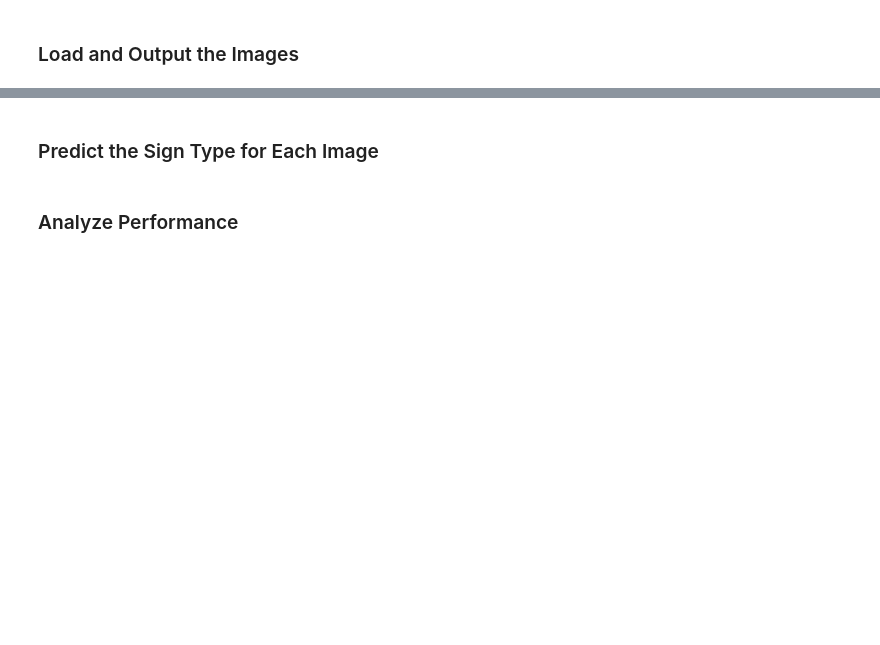
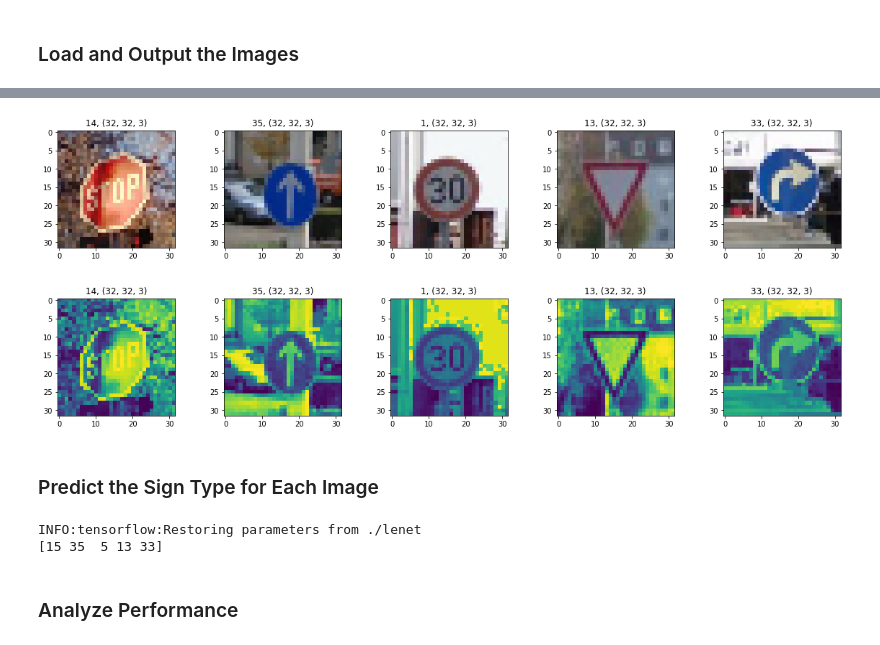
Before and after one commit to GaddyW/Traffic-Sign-Classifier, a Jupyter notebook: Traffic_Sign_Classifier.ipynb, the cells around one changed output, grey strips where cells are left out. Saved outputs shown, nothing was run; the diff lists cells and outputs as text; code cells hidden in the pictures; blank space fills up the shorter version.

```diff
--- a/Traffic_Sign_Classifier.ipynb
+++ b/Traffic_Sign_Classifier.ipynb
@@ -554,2 +539,43 @@ Train Accuracy = 0.133
+# %%
+### Load the images and plot them here.
+### Feel free to use as many code cells as needed.
+import os
+import matplotlib.image as mpimg
+
+#create labels
+web_labels = [14,35,1,13,33]
+web_labels = np.array(web_labels)
+
+
+#import, resize, and display images from web
+file_list = os.listdir("Traffic Signs/")
+web_images = []
+index = 1
+plt.figure(figsize=(20,3))
+for name in file_list:
+    image = mpimg.imread('./Traffic Signs/%s'  %(name))
+    image = cv2.resize(image,(32,32))
+    plt.subplot(1, 5, index).set_title('%s, %s' %(web_labels[index-1], image.shape))
+    plt.imshow(image)
+    web_images.append(image)
+    index +=1
+
+#apply grayscale and histogram equalization
+web_images = np.array([np.expand_dims(cv2.equalizeHist(cv2.cvtColor(image, cv2.COLOR_RGB2GRAY)), axis = 2) for image in web_images])
+
+#visualize preprocessed images
+plt.figure(figsize=(20,3))
+index = 1
+for m in web_images:
+    plt.subplot(1, 5, index).set_title('%s, %s' %(web_labels[index-1], image.shape))
+    plt.imshow(m.squeeze())
+    index +=1
+
+
+#normalize images
+web_images = np.add(web_images,-128)/128
+# %% [output]
+[figure, added]
+[figure, added]
 # %% [markdown]
 ### Predict the Sign Type for Each Image
@@ -560,2 +582,11 @@ Train Accuracy = 0.133
+# %%
+with tf.Session() as sess:
+    saver.restore(sess,  './lenet')
+    test_accuracy = evaluate(web_images, web_labels)
+    maxs = sess.run(tf.argmax(logits, 1), feed_dict={x: web_images, keep_prob: 1})
+    print(maxs)
+# %% [output]
+INFO:tensorflow:Restoring parameters from ./lenet
+[15 35  5 13 33]
 # %% [markdown]
 ### Analyze Performance
```
Also changed, not shown: parts of 10 cells of this notebook, 8 other files.
